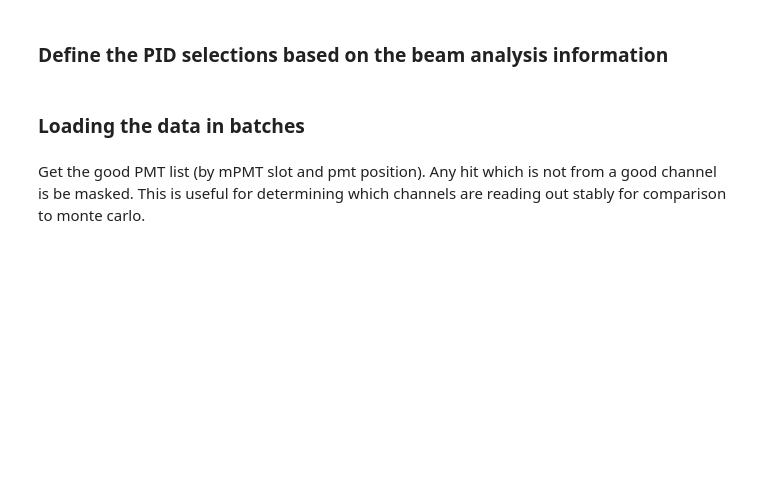
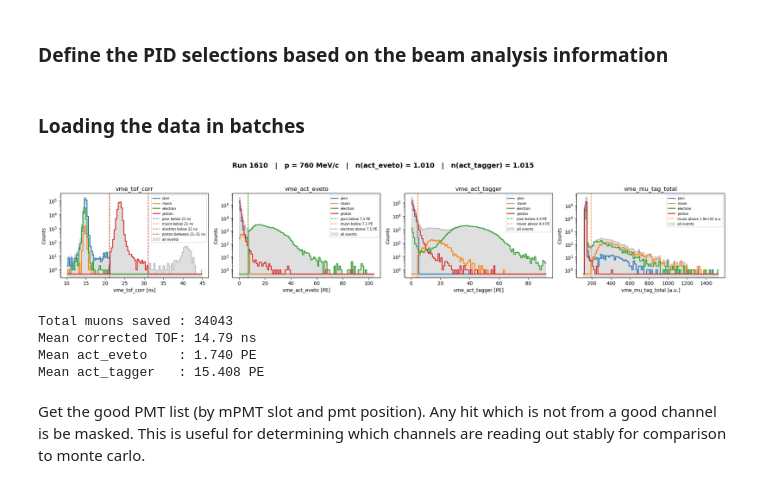
Before and after one commit to ja-zhang/analysis_tools, a Jupyter notebook: analysis_examples/Example Using Data Loader.ipynb, the cells around one changed output. Cells and saved outputs as stored; diff of their text form; code cells hidden in the pictures; blank space fills up the shorter version.

Commit message:
Modified the template code so the user can add a cut on any variable, still need to add the 'between' option, transform the proton cut so it is a normal cut and test at different momenta

```diff
--- a/analysis_examples/Example Using Data Loader.ipynb
+++ b/analysis_examples/Example Using Data Loader.ipynb
@@ -35,45 +36,41 @@ helium3      2808.390                  19808.9      no                    5829.3
 vme_scalar_results = loader.get_vme_analysis_scalar_results()
 
 # --- Define your particle selections ---
-# Thresholds come from the beam analysis. You can replace any value with your own.
-# Call .describe() on any selection to print exactly what cuts are applied.
-# Only build the selections you need for your analysis.
+# Each cut is specified as [variable, operator, value].
+# Known short names: "act_eveto", "act_tagger", "tof", "mu_tag_total".
+# Any unrecognised name is auto-prefixed with "vme_".
+# Use extra_cuts=[...] to add any number of additional cuts.
 
 # PIONS: fast particles that do not produce Cherenkov light in either ACT.
-#   act_eveto_cut  — pions are BELOW this threshold (electrons are above it)
-#   act_tagger_cut — pions are BELOW this threshold (muons are above it)
-#   proton_tof_cut — pions are fast, i.e. TOF BELOW this value (protons are above it)
 pion_sel = BeamSelection.pion(
-    act_eveto_cut  = vme_scalar_results['act_eveto_cut'],
-    act_tagger_cut = vme_scalar_results['act_tagger_cut'],
+    ["vme_act_eveto",  "<", vme_scalar_results['act_eveto_cut']],
+    ["vme_act_tagger", "<", vme_scalar_results['act_tagger_cut']],
     proton_tof_cut = vme_scalar_results['proton_tof_cut'],
 )
 
 # MUONS: fast particles, below threshold in the upstream ACT (act_eveto),
-#        but ABOVE threshold in the downstream ACT (act_tagger).
-#   act_eveto_cut  — muons are BELOW this threshold (electrons are above it)
-#   act_tagger_cut — muons are ABOVE this threshold (pions are below it)
-#   proton_tof_cut — muons are fast, i.e. TOF BELOW this value
+#        but ABOVE threshold in the downstream ACT (act_tagger),
+#        with an additional cut on the total muon tagger signal.
 muon_sel = BeamSelection.muon(
-    act_eveto_cut  = vme_scalar_results['act_eveto_cut'],
-    act_tagger_cut = vme_scalar_results['act_tagger_cut'],
+    ["vme_act_eveto",  "<", vme_scalar_results['act_eveto_cut']],
+    ["vme_act_tagger", ">", vme_scalar_results['act_tagger_cut']],
     proton_tof_cut = vme_scalar_results['proton_tof_cut'],
+    # Additional cut on the total muon tagger signal, only relevant at higher momentum
+    extra_cuts = [["vme_mu_tag_total", ">", vme_scalar_results['mu_tag_cut']]],
 )
 
 # ELECTRONS: fast particles that are ABOVE threshold in the upstream ACT (act_eveto).
-#   act_eveto_cut  — electrons are ABOVE this threshold (pions and muons are below it)
-#   proton_tof_cut — electrons are fast, i.e. TOF BELOW this value
 ele_sel = BeamSelection.electron(
-    act_eveto_cut  = vme_scalar_results['act_eveto_cut'],
+    ["act_eveto", ">", vme_scalar_results['act_eveto_cut']],
     proton_tof_cut = vme_scalar_results['proton_tof_cut'],
 )
 
 # PROTONS: slow particles identified by their TOF falling in a window ABOVE
 #          the fast/slow separation value. Only available when proton_tof_cut > 0.
-# proton_sel = BeamSelection.proton(
-#     proton_tof_cut    = vme_scalar_results['proton_tof_cut'],
-#     proton_tof_window = 30,  # width of the TOF window [ns]
-# )
+proton_sel = BeamSelection.proton(
+    proton_tof_cut    = vme_scalar_results['proton_tof_cut'],
+    proton_tof_window = 10,  # width of the TOF window [ns]
+)
 
 pion_sel.describe()
 # %% [output]
@@ -89,43 +86,50 @@ Selection : pion
 import time
 import awkward as ak
 
 loader.apply_mPMT_data_quality_cuts()
 loader.apply_vme_event_quality_cuts()
 loader.apply_t5_event_quality_cuts()
 
 # Enable parquet output for the selections you want to save.
 # Default filename is "<particle>.parquet". Pass a path to override.
 pion_sel.enable_parquet_output(f"run{run_number}_pions.parquet")
 muon_sel.enable_parquet_output(f"run{run_number}_muons.parquet")
 ele_sel.enable_parquet_output(f"run{run_number}_electrons.parquet")
 
-selections = [pion_sel, muon_sel, ele_sel]
+selections = [pion_sel, muon_sel, ele_sel, proton_sel]
 monitor    = SelectionMonitor(selections, update_every=10, vme_run_info=vme_run_info)
 
 start_time = time.time()
 n_windows_passing = 0
 
 for i_batch, batch in enumerate(loader.iterate(verbose=False, step_size="100 MB")):
     n_windows_passing += len(batch)
     monitor.update(batch)
     for sel in selections:
         sel._write_to_parquet(batch[sel.mask(batch)])
 
 for sel in selections:
     sel.close_parquet_writer()
 
 monitor.show()
 print(f"Loaded {n_windows_passing} events across {i_batch+1} batches  "
       f"({time.time() - start_time:.1f} s)")
+# %% [output]
+[figure, added]
 # %%
-# Read back the saved pion events and inspect them.
-# The same pattern works for muons (muon_sel._parquet_path) and electrons.
-pions = ak.from_parquet(pion_sel._parquet_path)
+# Read back the saved muon events and inspect them.
+# The same pattern works for pions (pion_sel._parquet_path) and electrons.
+muons = ak.from_parquet(muon_sel._parquet_path)
 
-print(f"Total pions saved : {len(pions)}")
-print(f"Mean corrected TOF: {float(ak.mean(pions['vme_tof_corr'])):.2f} ns")
-print(f"Mean act_eveto    : {float(ak.mean(pions['vme_act_eveto'])):.3f} PE")
-print(f"Mean act_tagger   : {float(ak.mean(pions['vme_act_tagger'])):.3f} PE")
+print(f"Total muons saved : {len(muons)}")
+print(f"Mean corrected TOF: {float(ak.mean(muons['vme_tof_corr'])):.2f} ns")
+print(f"Mean act_eveto    : {float(ak.mean(muons['vme_act_eveto'])):.3f} PE")
+print(f"Mean act_tagger   : {float(ak.mean(muons['vme_act_tagger'])):.3f} PE")
+# %% [output]
+Total muons saved : 34043
+Mean corrected TOF: 14.79 ns
+Mean act_eveto    : 1.740 PE
+Mean act_tagger   : 15.408 PE
 # %% [markdown]
 Get the good PMT list (by mPMT slot and pmt position). Any hit which is not from a good channel is be masked. This is useful for determining which channels are reading out stably for comparison to monte carlo.
 # %%
```
Also changed, not shown: parts of 6 cells of this notebook, 1 other file.
